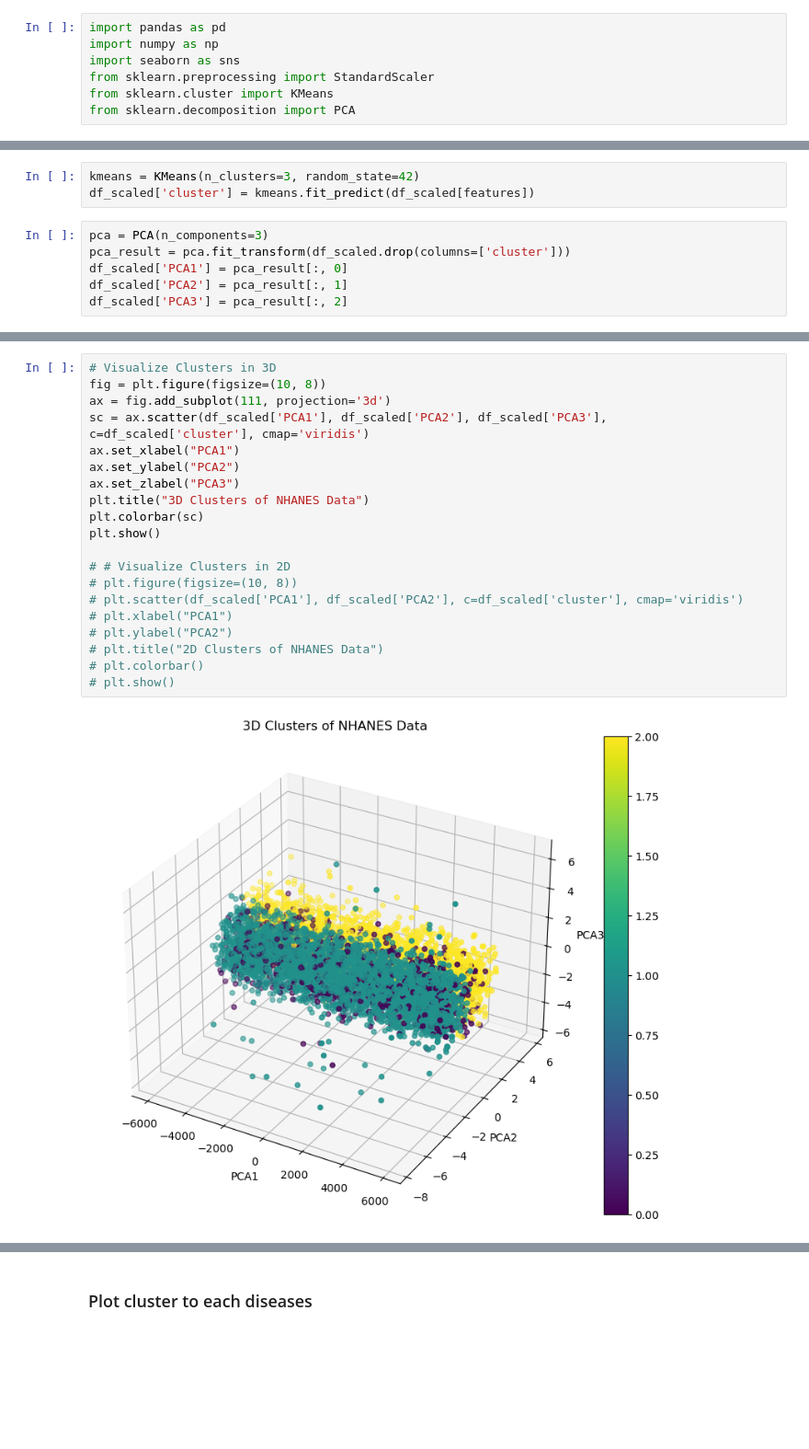
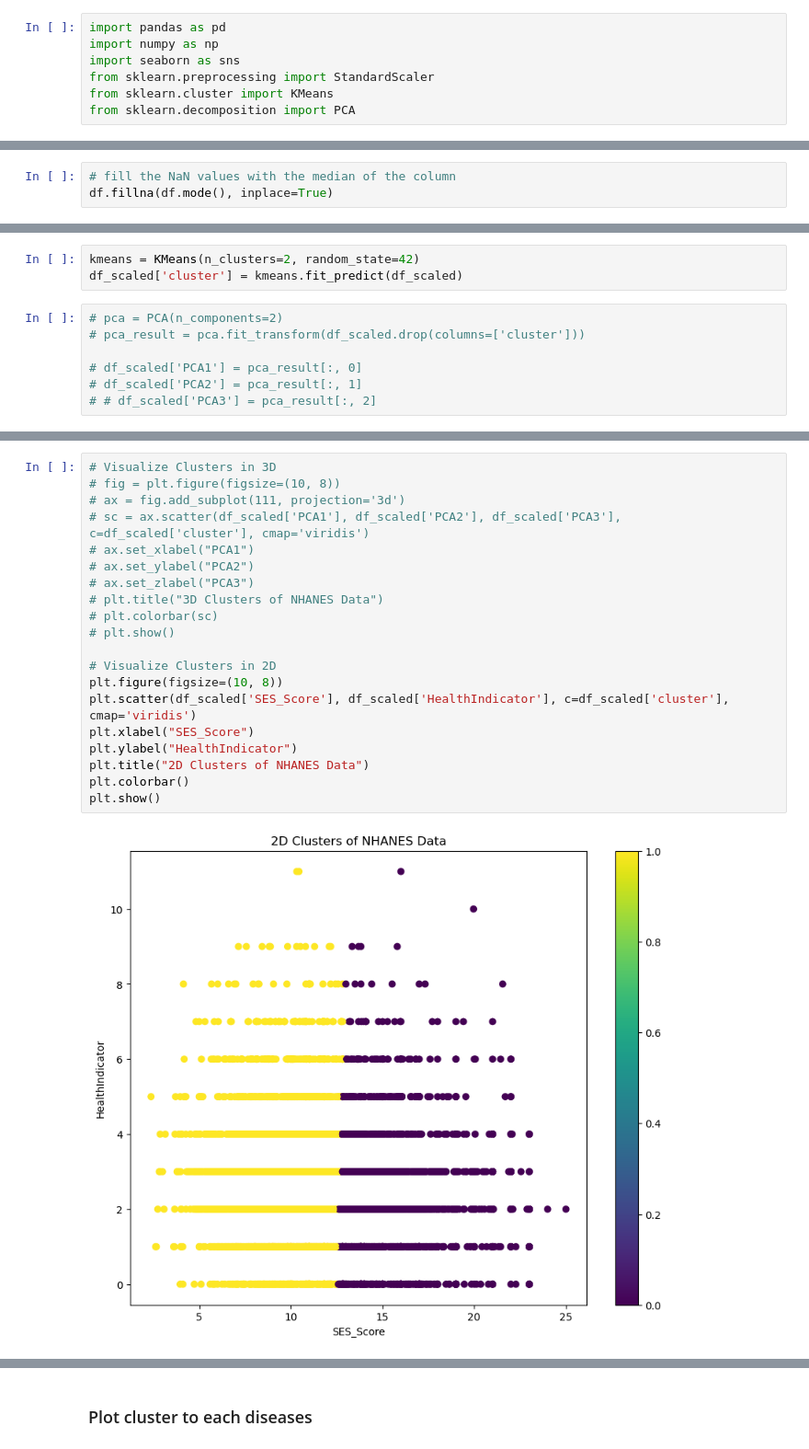
Before and after one commit to baldeoJV/CCADMACL_PROJ_COM222, a Jupyter notebook: socio_experimental (Carl).ipynb, the cells around one changed output, grey strips where cells are left out. Shown at 92% size. Saved outputs shown, nothing was run; the diff lists cells and outputs as text; blank space fills up the shorter version.

```diff
--- a/socio_experimental (Carl).ipynb
+++ b/socio_experimental (Carl).ipynb
@@ -146,0 +207,3 @@ df.describe()
+# %%
+# fill the NaN values with the median of the column
+df.fillna(df.mode(), inplace=True)
@@ -201,9 +302,10 @@ plt.show()
 # %%
-kmeans = KMeans(n_clusters=3, random_state=42)
-df_scaled['cluster'] = kmeans.fit_predict(df_scaled[features])
+kmeans = KMeans(n_clusters=2, random_state=42)
+df_scaled['cluster'] = kmeans.fit_predict(df_scaled)
 # %%
-pca = PCA(n_components=3)
-pca_result = pca.fit_transform(df_scaled.drop(columns=['cluster']))
-df_scaled['PCA1'] = pca_result[:, 0]
-df_scaled['PCA2'] = pca_result[:, 1]
-df_scaled['PCA3'] = pca_result[:, 2]
+# pca = PCA(n_components=2)
+# pca_result = pca.fit_transform(df_scaled.drop(columns=['cluster']))
+
+# df_scaled['PCA1'] = pca_result[:, 0]
+# df_scaled['PCA2'] = pca_result[:, 1]
+# # df_scaled['PCA3'] = pca_result[:, 2]
@@ -210,25 +326,25 @@ df_scaled['PCA3'] = pca_result[:, 2]
 # %%
 # Visualize Clusters in 3D
-fig = plt.figure(figsize=(10, 8))
-ax = fig.add_subplot(111, projection='3d')
-sc = ax.scatter(df_scaled['PCA1'], df_scaled['PCA2'], df_scaled['PCA3'], c=df_scaled['cluster'], cmap='viridis')
-ax.set_xlabel("PCA1")
-ax.set_ylabel("PCA2")
-ax.set_zlabel("PCA3")
-plt.title("3D Clusters of NHANES Data")
-plt.colorbar(sc)
+# fig = plt.figure(figsize=(10, 8))
+# ax = fig.add_subplot(111, projection='3d')
+# sc = ax.scatter(df_scaled['PCA1'], df_scaled['PCA2'], df_scaled['PCA3'], c=df_scaled['cluster'], cmap='viridis')
+# ax.set_xlabel("PCA1")
+# ax.set_ylabel("PCA2")
+# ax.set_zlabel("PCA3")
+# plt.title("3D Clusters of NHANES Data")
+# plt.colorbar(sc)
+# plt.show()
+
+# Visualize Clusters in 2D
+plt.figure(figsize=(10, 8))
+plt.scatter(df_scaled['SES_Score'], df_scaled['HealthIndicator'], c=df_scaled['cluster'], cmap='viridis')
+plt.xlabel("SES_Score")
+plt.ylabel("HealthIndicator")
+plt.title("2D Clusters of NHANES Data")
+plt.colorbar()
 plt.show()
-
-# # Visualize Clusters in 2D
-# plt.figure(figsize=(10, 8))
-# plt.scatter(df_scaled['PCA1'], df_scaled['PCA2'], c=df_scaled['cluster'], cmap='viridis')
-# plt.xlabel("PCA1")
-# plt.ylabel("PCA2")
-# plt.title("2D Clusters of NHANES Data")
-# plt.colorbar()
-# plt.show()
 # %% [output]
-[figure, old version]
+[figure, new version]
 # %%
 # get the silhouette score
 from sklearn.metrics import silhouette_score
```
Also changed, not shown: parts of 21 cells of this notebook, 1 other file.
